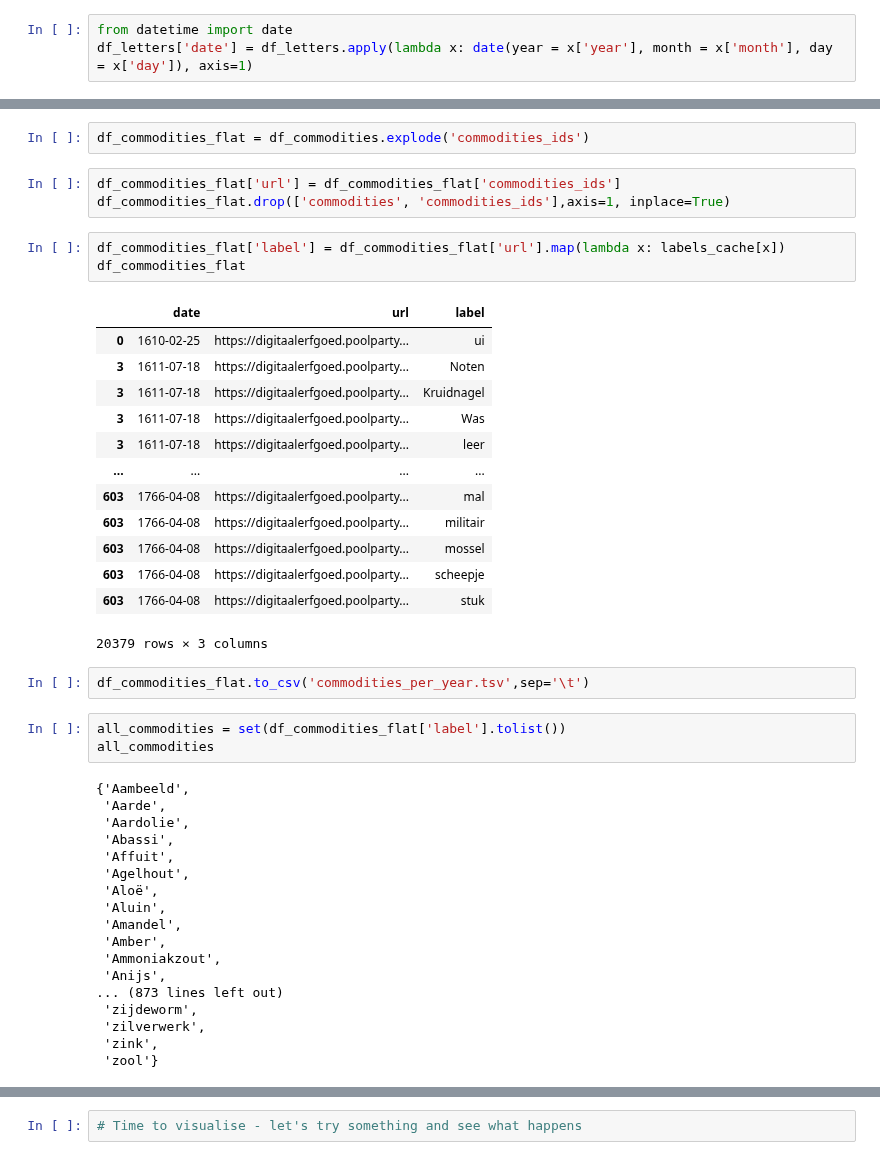
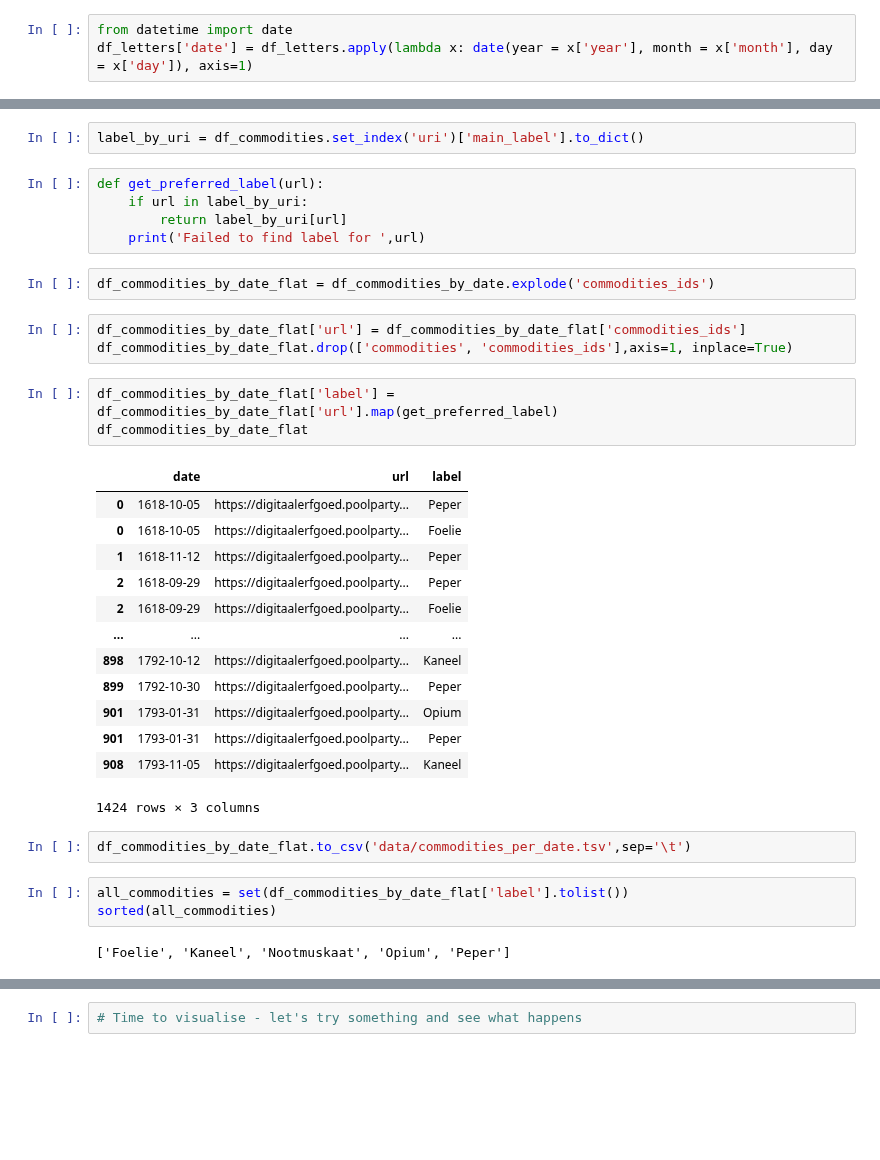
Before and after one commit to trifecta-project/DHB2024, a Jupyter notebook: [3.1] Tracing commodities over time - preparing the data.ipynb, the cells around one changed output, grey strips where cells are left out. Saved outputs shown, nothing was run; the diff lists cells and outputs as text; blank space fills up the shorter version.

```diff
--- a/[3.1] Tracing commodities over time - preparing the data.ipynb
+++ b/[3.1] Tracing commodities over time - preparing the data.ipynb
@@ -41,48 +39,39 @@ get_preferred_label(df_commodities.iloc[1]['commodities_ids'][0]) # test
+# %%
+label_by_uri = df_commodities.set_index('uri')['main_label'].to_dict()
+# %%
+def get_preferred_label(url):
+    if url in label_by_uri:
+        return label_by_uri[url]
+    print('Failed to find label for ',url)
 # %%
-df_commodities_flat = df_commodities.explode('commodities_ids')
+df_commodities_by_date_flat = df_commodities_by_date.explode('commodities_ids')
 # %%
-df_commodities_flat['url'] = df_commodities_flat['commodities_ids']
-df_commodities_flat.drop(['commodities', 'commodities_ids'],axis=1, inplace=True)
+df_commodities_by_date_flat['url'] = df_commodities_by_date_flat['commodities_ids']
+df_commodities_by_date_flat.drop(['commodities', 'commodities_ids'],axis=1, inplace=True)
-# %%
-df_commodities_flat['label'] = df_commodities_flat['url'].map(lambda x: labels_cache[x])
-df_commodities_flat
-# %% [output]
-|  | date | url | label |
-| 0 | 1610-02-25 | https://digitaalerfgoed.poolparty... | ui |
-| 3 | 1611-07-18 | https://digitaalerfgoed.poolparty... | Noten |
-| 3 | 1611-07-18 | https://digitaalerfgoed.poolparty... | Kruidnagel |
-| 3 | 1611-07-18 | https://digitaalerfgoed.poolparty... | Was |
-| 3 | 1611-07-18 | https://digitaalerfgoed.poolparty... | leer |
-| ... | ... | ... | ... |
-| 603 | 1766-04-08 | https://digitaalerfgoed.poolparty... | mal |
-| 603 | 1766-04-08 | https://digitaalerfgoed.poolparty... | militair |
-| 603 | 1766-04-08 | https://digitaalerfgoed.poolparty... | mossel |
-| 603 | 1766-04-08 | https://digitaalerfgoed.poolparty... | scheepje |
-| 603 | 1766-04-08 | https://digitaalerfgoed.poolparty... | stuk |
-20379 rows × 3 columns
+# %%
+df_commodities_by_date_flat['label'] = df_commodities_by_date_flat['url'].map(get_preferred_label)
+df_commodities_by_date_flat
+# %% [output]
+|  | date | url | label |
+| 0 | 1618-10-05 | https://digitaalerfgoed.poolparty... | Peper |
+| 0 | 1618-10-05 | https://digitaalerfgoed.poolparty... | Foelie |
+| 1 | 1618-11-12 | https://digitaalerfgoed.poolparty... | Peper |
+| 2 | 1618-09-29 | https://digitaalerfgoed.poolparty... | Peper |
+| 2 | 1618-09-29 | https://digitaalerfgoed.poolparty... | Foelie |
+| ... | ... | ... | ... |
+| 898 | 1792-10-12 | https://digitaalerfgoed.poolparty... | Kaneel |
+| 899 | 1792-10-30 | https://digitaalerfgoed.poolparty... | Peper |
+| 901 | 1793-01-31 | https://digitaalerfgoed.poolparty... | Opium |
+| 901 | 1793-01-31 | https://digitaalerfgoed.poolparty... | Peper |
+| 908 | 1793-11-05 | https://digitaalerfgoed.poolparty... | Kaneel |
+1424 rows × 3 columns
 # %%
-df_commodities_flat.to_csv('commodities_per_year.tsv',sep='\t')
+df_commodities_by_date_flat.to_csv('data/commodities_per_date.tsv',sep='\t')
 # %%
-all_commodities = set(df_commodities_flat['label'].tolist())
-all_commodities
+all_commodities = set(df_commodities_by_date_flat['label'].tolist())
+sorted(all_commodities)
 # %% [output]
-{'Aambeeld',
- 'Aarde',
- 'Aardolie',
- 'Abassi',
- 'Affuit',
- 'Agelhout',
- 'Aloë',
- 'Aluin',
- 'Amandel',
- 'Amber',
- 'Ammoniakzout',
- 'Anijs',
-... (873 lines left out)
- 'zijdeworm',
- 'zilverwerk',
- 'zink',
- 'zool'}
+['Foelie', 'Kaneel', 'Nootmuskaat', 'Opium', 'Peper']
 # %%
 len(all_commodities)
 # %% [output]
```
Also changed, not shown: parts of 12 cells of this notebook, 8 other files.
